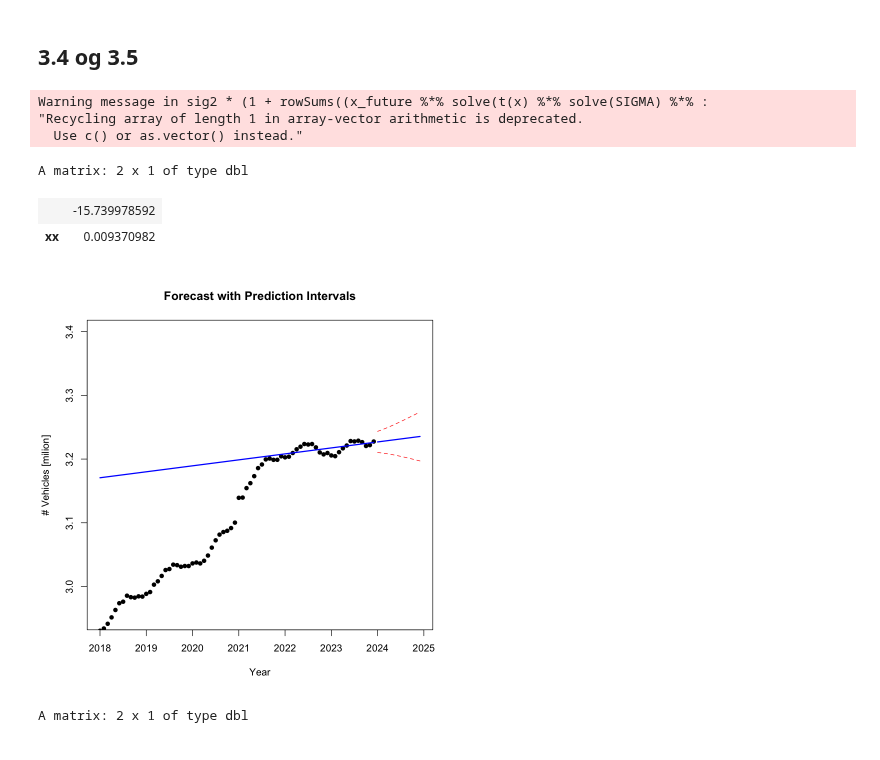
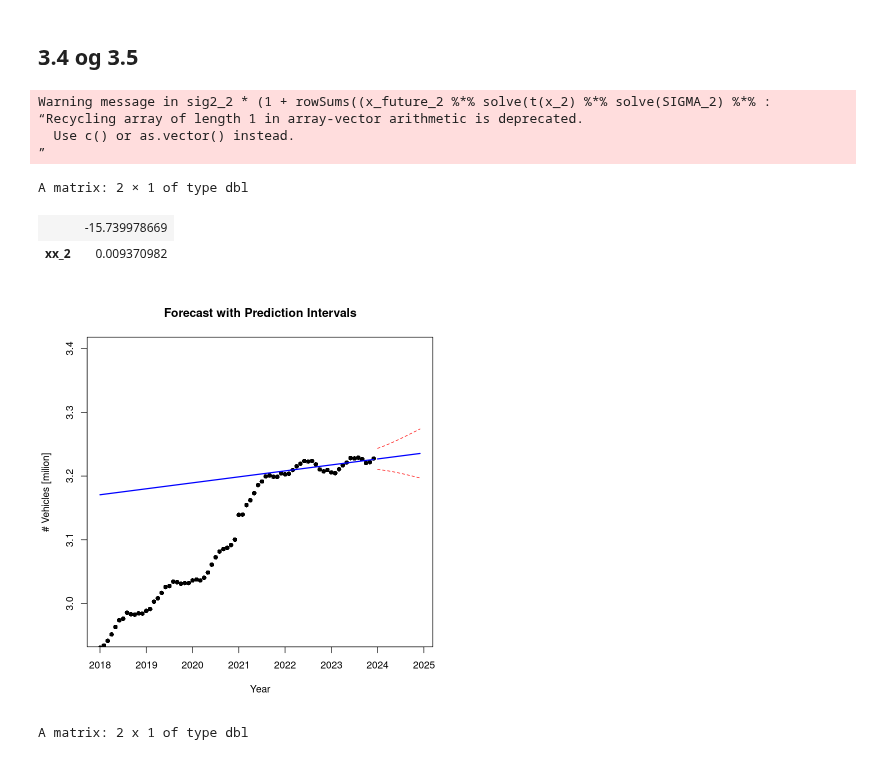
Before and after one commit to mathilderask/TimeSeriesAnalysis, a Jupyter notebook: 3.ipynb, the cells around one changed output. Saved outputs shown, nothing was run; the diff lists cells and outputs as text; code cells hidden in the pictures.

```diff
--- a/3.ipynb
+++ b/3.ipynb
@@ -14,6 +14,8 @@ D$total <- as.numeric(D$total) / 1E6
 
 ## Divide intro train and test set
 teststart <- as.POSIXct("2024-01-01", tz="UTC")
+Dtrain <- D[D$time < teststart, ]
+Dtest <- D[D$time >= teststart, ]
 # %% [output]
 'data.frame':   84 obs. of  13 variables:
  $ time        : chr  "2018-01" "2018-02" "2018-03" "2018-04" ...
@@ -56,55 +112,54 @@ length(y)
 # %% [markdown]
 ## 3.4 og 3.5
 # %%
-SIGMA = diag(1/w)
-xx <- Dtrain$year # # Extracts it as a numeric vector
-y <- Dtrain$total
+SIGMA_2 = diag(1/w)
+xx_2 <- Dtrain$year # # Extracts it as a numeric vector
+y_2 <- Dtrain$total
 
-
-x <-cbind(1,xx)
-parameters <- solve(t(x)%*%solve(SIGMA)%*%x)%*%t(x)%*%solve(SIGMA)%*%y
-
+x_2 <- cbind(1, xx_2)
+parameters_2 <- solve(t(x_2) %*% solve(SIGMA_2) %*% x_2) %*% t(x_2) %*% solve(SIGMA_2) %*% y_2
 
 # epsilon
-epsilon <- y -x%*%parameters
+epsilon_2 <- y_2 - x_2 %*% parameters_2
 
 # An unbiased estimate of σ2 is from Theorem 3.4 (3.44)
-N <- length(y) # number of observations
-p <- length(parameters) # number of parameters??
-T <- sum(w)
-sig2 <- t(epsilon)%*%solve(SIGMA)%*%epsilon/(T-p)
+N_2 <- length(y_2) # number of observations
+p_2 <- length(parameters_2) # number of parameters??
+T_2 <- sum(w)
+sig2_2 <- t(epsilon_2) %*% solve(SIGMA_2) %*% epsilon_2 / (T_2 - p_2)
 
-next12months = seq(xx[length(xx)]+1/12,xx[length(xx)]+1,1/12)
+next12months_2 = seq(xx_2[length(xx_2)] + 1/12, xx_2[length(xx_2)] + 1, 1/12)
 
-x_future=cbind(1,next12months)
+x_future_2 = cbind(1, next12months_2)
 
-predictions12months = x%*%parameters
+predictions12months_2 = x_2 %*% parameters_2
 
 # Predictions
-predictions12months <- x_future %*% parameters
+predictions12months_2 <- x_future_2 %*% parameters_2
 
-pred_se <- sqrt(sig2 * (1 + rowSums((x_future %*% solve(t(x) %*%solve(SIGMA)%*% x)) * x_future)))
+pred_se_2 <- sqrt(sig2_2 * (1 + rowSums((x_future_2 %*% solve(t(x_2) %*% solve(SIGMA_2) %*% x_2)) * x_future_2)))
 
 # Compute upper bound of prediction interval
-t_value <- qt(0.025, N - p)  # 95% confidence interval, so alpha/2 = 0.025
-upperbound <- predictions12months + t_value * pred_se
-lowerbound <- predictions12months - t_value * pred_se
+t_value_2 <- qt(0.025, N_2 - p_2)  # 95% confidence interval, so alpha/2 = 0.025
+upperbound_2 <- predictions12months_2 + t_value_2 * pred_se_2
+lowerbound_2 <- predictions12months_2 - t_value_2 * pred_se_2
 
 par(bg = "white")
 
-plot(xx, y, pch = 16, col = "black", xlab = "Year", ylab = "# Vehicles [milion]", main = "Forecast with Prediction Intervals",xlim = c(min(xx), max(next12months)),ylim = range(2.95,3.4, predictions12months))
-lines(xx, parameters[1] + parameters[2] * xx, col = "blue", lwd = 2)  # Regression line
-lines(next12months, predictions12months, col = "blue", lwd = 2)  # Future predictions
-lines(next12months, upperbound, col = "red", lty = 2)  # Upper bound
-lines(next12months, lowerbound, col = "red", lty = 2)
-parameters
+plot(xx_2, y_2, pch = 16, col = "black", xlab = "Year", ylab = "# Vehicles [milion]", main = "Forecast with Prediction Intervals", xlim = c(min(xx_2), max(next12months_2)), ylim = range(2.95, 3.4, predictions12months_2))
+lines(xx_2, parameters_2[1] + parameters_2[2] * xx_2, col = "blue", lwd = 2)  # Regression line
+lines(next12months_2, predictions12months_2, col = "blue", lwd = 2)  # Future predictions
+lines(next12months_2, upperbound_2, col = "red", lty = 2)  # Upper bound
+lines(next12months_2, lowerbound_2, col = "red", lty = 2)
+parameters_2
 # %% [output]
-Warning message in sig2 * (1 + rowSums((x_future %*% solve(t(x) %*% solve(SIGMA) %*% :
-"Recycling array of length 1 in array-vector arithmetic is deprecated.
-  Use c() or as.vector() instead."
+Warning message in sig2_2 * (1 + rowSums((x_future_2 %*% solve(t(x_2) %*% solve(SIGMA_2) %*% :
+“Recycling array of length 1 in array-vector arithmetic is deprecated.
+  Use c() or as.vector() instead.
+”
-A matrix: 2 x 1 of type dbl
+A matrix: 2 × 1 of type dbl
-|  | -15.739978592 |
-| xx | 0.009370982 |
+|  | -15.739978669 |
+| xx_2 | 0.009370982 |
 [figure]
 # %%
 parameters
```
Also changed, not shown: parts of 4 cells of this notebook, 2 other files.
